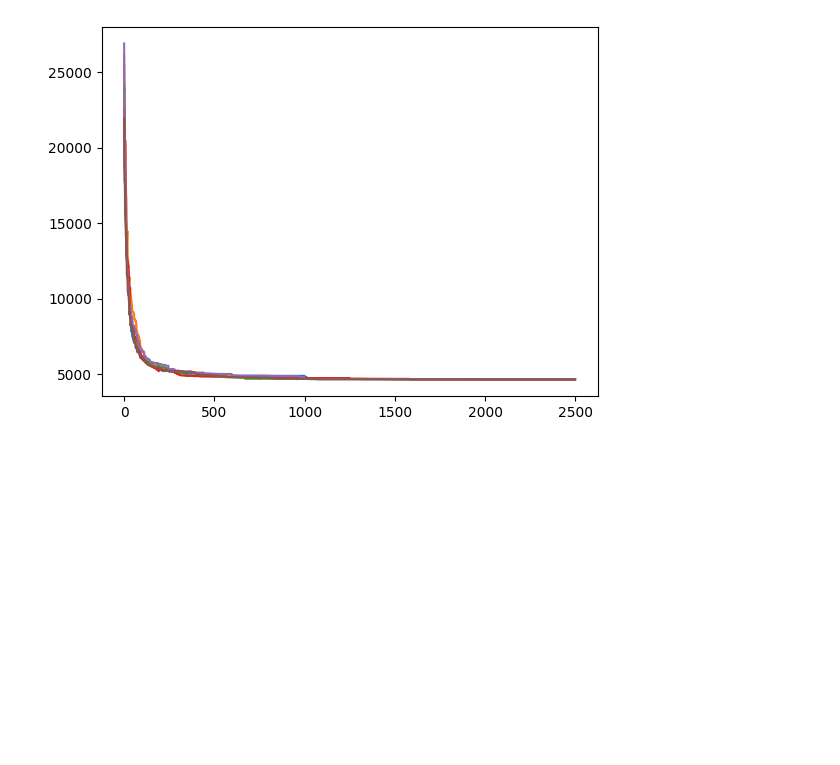
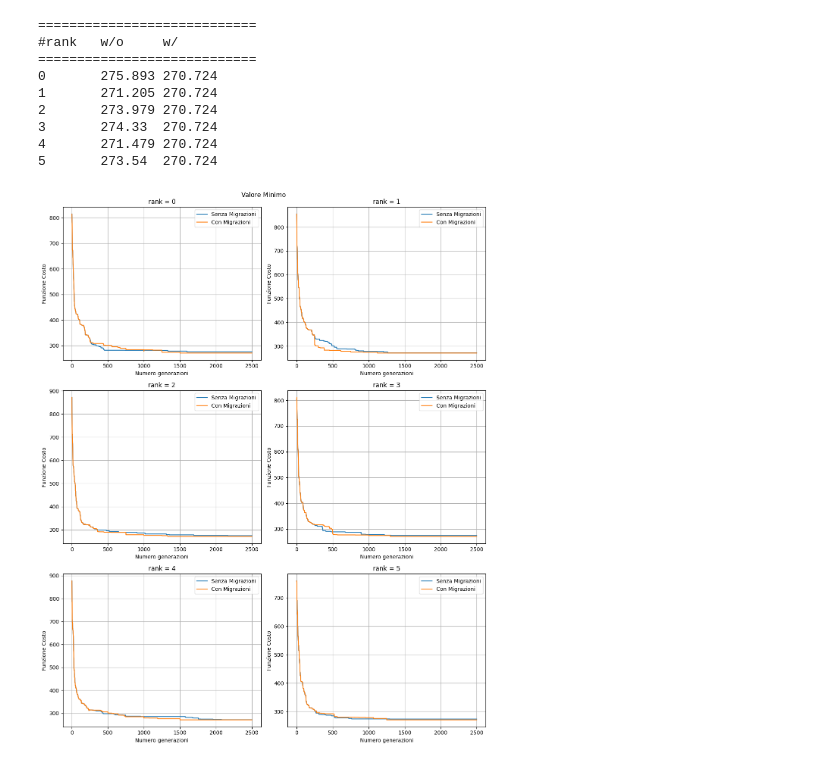
Before and after one commit to sergio-egm/lsn_delivery_exercises, a Jupyter notebook: es10/LSN_Exercises_10.ipynb, the cells around one changed output. Drawn from its saved outputs; the diff is of its cells as text; code cells hidden in the pictures; blank space fills up the shorter version.

```diff
--- a/es10/LSN_Exercises_10.ipynb
+++ b/es10/LSN_Exercises_10.ipynb
@@ -1,13 +1,48 @@
 # %%
 import numpy as np
 import matplotlib.pyplot as plt
-# %%
-N=6
-
-for i in range(N):
-    data=np.loadtxt("cost"+str(i)+".dat")
-    plt.plot(data[:,0],data[:,1],zorder=1)
-
-plt.show()
-# %% [output]
-[figure, removed]
+# %%
+N=6
+
+fig,ax=plt.subplots(3,2,figsize=(12,15))
+ax=np.reshape(ax,N)
+print("============================")
+print("#rank\tw/o\tw/")
+print("============================")
+
+for i in range(N):
+    single=np.loadtxt("Single/cost"+str(i)+".dat")
+    migrat=np.loadtxt("Migration/cost"+str(i)+".dat")
+
+    print(i,end='\t')
+    print(single[-1,1],end='\t')
+    print(migrat[-1,1])
+
+    ax[i].plot(single[:,0],single[:,1],label="Senza Migrazioni")
+    ax[i].plot(migrat[:,0],migrat[:,1],label="Con Migrazioni")
+
+    ax[i].set(
+        xlabel="Numero generazioni",
+        ylabel="Funzione Costo"
+    )
+
+    ax[i].set_title("rank = "+str(i))
+
+    ax[i].grid(True)
+    ax[i].legend()
+
+fig.suptitle("Valore Minimo")
+
+plt.tight_layout()
+plt.show()
+# %% [output]
+============================
+#rank   w/o     w/
+============================
+0       275.893 270.724
+1       271.205 270.724
+2       273.979 270.724
+3       274.33  270.724
+4       271.479 270.724
+5       273.54  270.724
+[figure, added]
```
Also changed, not shown: parts of 4 cells of this notebook, 40 other files.
